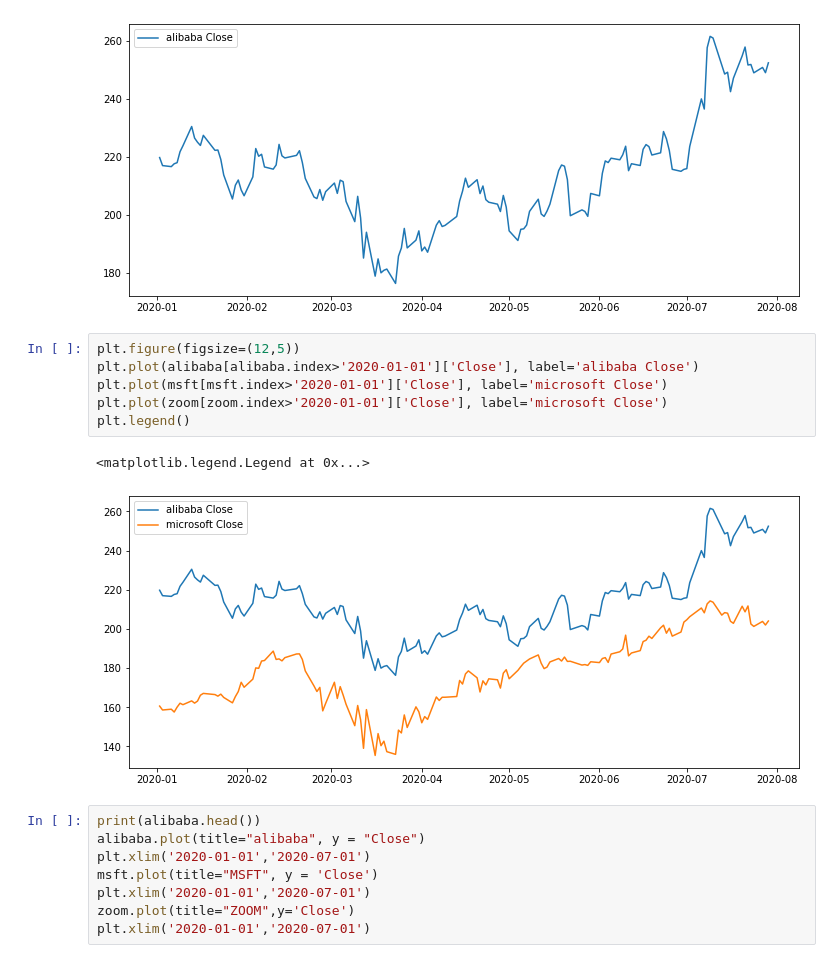
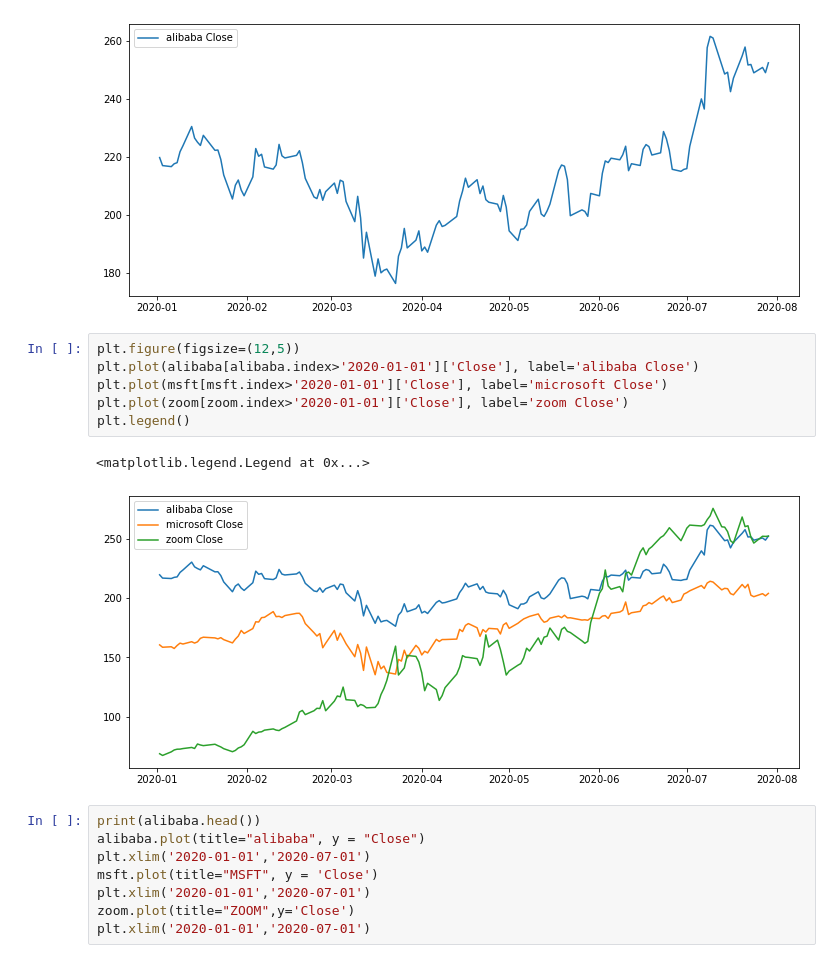
Before and after one commit to WeileiZeng/programming-camp, a Jupyter notebook: data-science/slides/s7-data-twitter.ipynb, the cells around one changed output. Drawn from its saved outputs; the diff is of its cells as text.

```diff
--- a/data-science/slides/s7-data-twitter.ipynb
+++ b/data-science/slides/s7-data-twitter.ipynb
@@ -68,12 +68,12 @@ plt.legend()
 # %%
 plt.figure(figsize=(12,5))
 plt.plot(alibaba[alibaba.index>'2020-01-01']['Close'], label='alibaba Close')
 plt.plot(msft[msft.index>'2020-01-01']['Close'], label='microsoft Close')
-plt.plot(zoom[zoom.index>'2020-01-01']['Close'], label='microsoft Close')
+plt.plot(zoom[zoom.index>'2020-01-01']['Close'], label='zoom Close')
 plt.legend()
 # %% [output]
 <matplotlib.legend.Legend at 0x...>
-[figure, old version]
+[figure, new version]
 # %%
 print(alibaba.head())
 alibaba.plot(title="alibaba", y = "Close")
```
Also changed, not shown: parts of 1 cell of this notebook, 2 other files.
